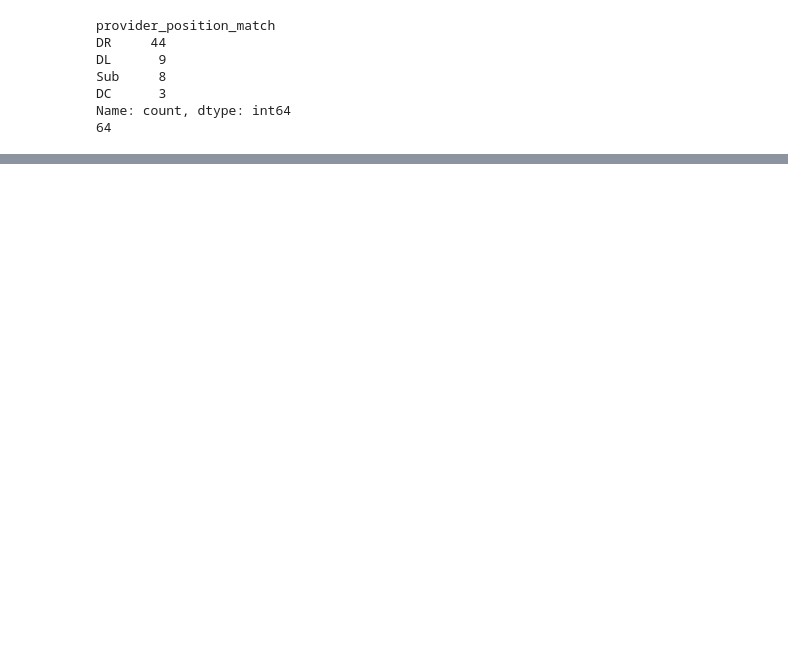
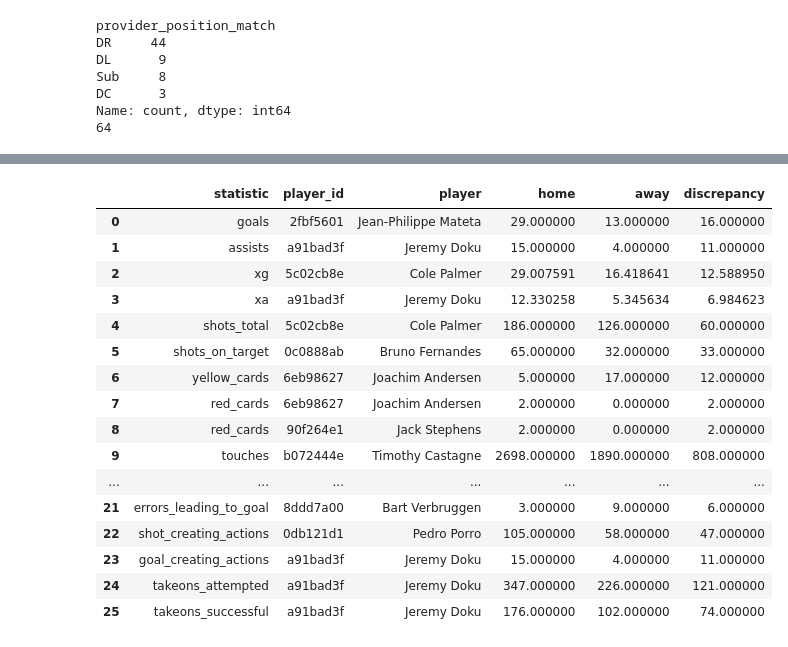
Before and after one commit to Ukandu20/FPL_Assistant, a Jupyter notebook: notebooks/fpl.ipynb, the cells around one changed output, grey strips where cells are left out. Drawn from its saved outputs; the diff is of its cells as text; code cells hidden in the pictures; blank space fills up the shorter version.

```diff
--- a/notebooks/fpl.ipynb
+++ b/notebooks/fpl.ipynb
@@ -1970,0 +2352,87 @@ Name: count, dtype: int64
+# %%
+def compute_max_discrepancy(df):
+    cols = [
+        col for col in stat_cols
+        if col not in ["minutes", "pass_completion_pct"]
+    ]
+
+    pivoted = df.pivot_table(
+        index=["player_id", "player"],
+        columns="is_home",
+        values=cols,
+        aggfunc="first",
+    )
+
+    # Ensure both home and away columns exist for every statistic.
+    pivoted = pivoted.reindex(
+        columns=pd.MultiIndex.from_product([cols, [True, False]])
+    )
+
+    discrepancies = pd.DataFrame(index=pivoted.index)
+    winners = []
+
+    for col in cols:
+        home = pivoted[(col, True)]
+        away = pivoted[(col, False)]
+        difference = (home - away).abs()
+        discrepancies[f"{col}_discrepancy"] = difference
+
+        valid = difference.dropna()
+        if valid.empty:
+            continue
+
+        # Include all players tied for the largest discrepancy.
+        for player_id, player in valid[valid.eq(valid.max())].index:
+            winners.append({
+                "statistic": col,
+                "player_id": player_id,
+                "player": player,
+                "home": home.loc[(player_id, player)],
+                "away": away.loc[(player_id, player)],
+                "discrepancy": difference.loc[(player_id, player)],
+            })
+
+    discrepancies["max_discrepancy"] = discrepancies.max(axis=1)
+
+    winners_df = pd.DataFrame(
+        winners,
+        columns=[
+            "statistic", "player_id", "player",
+            "home", "away", "discrepancy",
+        ],
+    )
+
+    return discrepancies.reset_index(), winners_df
+
+
+max_discrepancy_df, statistic_winners = compute_max_discrepancy(
+    player_stats
+)
+
+# Players with the largest home/away difference for each statistic.
+display(statistic_winners)
+
+# Overall player ranking.
+display(
+    max_discrepancy_df
+    .sort_values("max_discrepancy", ascending=False)
+    .reset_index(drop=True)
+)
+# %% [output]
+|  | statistic | player_id | player | home | away | discrepancy |
+| 0 | goals | 2fbf5601 | Jean-Philippe Mateta | 29.000000 | 13.000000 | 16.000000 |
+| 1 | assists | a91bad3f | Jeremy Doku | 15.000000 | 4.000000 | 11.000000 |
+| 2 | xg | 5c02cb8e | Cole Palmer | 29.007591 | 16.418641 | 12.588950 |
+| 3 | xa | a91bad3f | Jeremy Doku | 12.330258 | 5.345634 | 6.984623 |
+| 4 | shots_total | 5c02cb8e | Cole Palmer | 186.000000 | 126.000000 | 60.000000 |
+| 5 | shots_on_target | 0c0888ab | Bruno Fernandes | 65.000000 | 32.000000 | 33.000000 |
+| 6 | yellow_cards | 6eb98627 | Joachim Andersen | 5.000000 | 17.000000 | 12.000000 |
+| 7 | red_cards | 6eb98627 | Joachim Andersen | 2.000000 | 0.000000 | 2.000000 |
+| 8 | red_cards | 90f264e1 | Jack Stephens | 2.000000 | 0.000000 | 2.000000 |
+| 9 | touches | b072444e | Timothy Castagne | 2698.000000 | 1890.000000 | 808.000000 |
+| ... | ... | ... | ... | ... | ... | ... |
+| 21 | errors_leading_to_goal | 8ddd7a00 | Bart Verbruggen | 3.000000 | 9.000000 | 6.000000 |
+| 22 | shot_creating_actions | 0db121d1 | Pedro Porro | 105.000000 | 58.000000 | 47.000000 |
+| 23 | goal_creating_actions | a91bad3f | Jeremy Doku | 15.000000 | 4.000000 | 11.000000 |
+| 24 | takeons_attempted | a91bad3f | Jeremy Doku | 347.000000 | 226.000000 | 121.000000 |
+| 25 | takeons_successful | a91bad3f | Jeremy Doku | 176.000000 | 102.000000 | 74.000000 |
```
Also changed, not shown: parts of 16 cells of this notebook, 5 other files.
